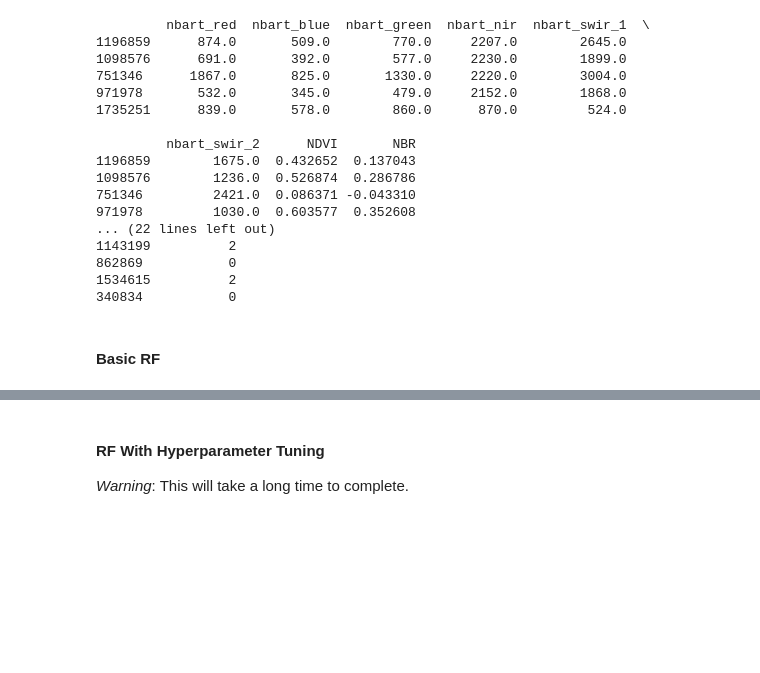
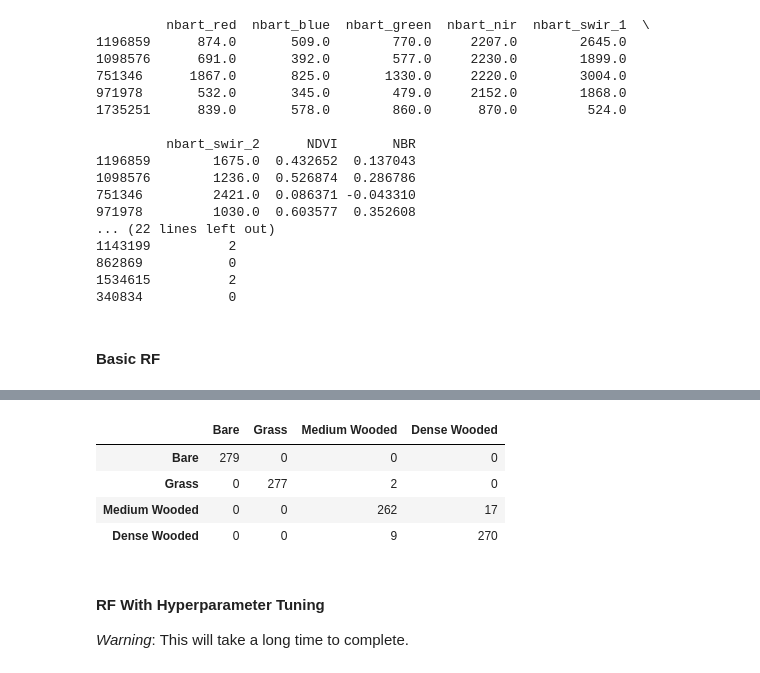
Before and after one commit to mjdear68/Traprock_KBA_Change_Detection, a Jupyter notebook: nbk/class_data_prep.ipynb, the cells around one changed output, grey strips where cells are left out. Cells and saved outputs as stored; diff of their text form; code cells hidden in the pictures; blank space fills up the shorter version.

```diff
--- a/nbk/class_data_prep.ipynb
+++ b/nbk/class_data_prep.ipynb
@@ -307,8 +307,8 @@ def make_class_var(ds, class_bins, var, newvar):
 # Use the minimum of the nth class as the upper bound of the (n-1)th class
 # No upper bound required for the nth class (it is np.inf)
 NDVI_class_bins = [
-    [-np.inf, 0.195, 0.45, 0.63, np.inf],
-    [-np.inf, 0.195, 0.375, 0.585, np.inf]
+    [-np.inf, 0.195, 0.475, 0.63, np.inf],
+    [-np.inf, 0.195, 0.4, 0.6, np.inf]
 ]
 # %% [markdown]
 #### Accuracy assessment
@@ -590,7 +590,9 @@ rf_vars
 X = [gdf[rf_vars] for gdf in gtp_equal]
 y = [gdf[y_var] for gdf in gtp_equal]
 # %%
-gtp_tt = [train_test_split(X[i], y[i], test_size=0.2, random_state=random_state) for i in [0,1]]
+# Need to use `stratify` to get the same number of samples in each class
+# https://stackoverflow.com/a/29477256/8299958
+gtp_tt = [train_test_split(X[i], y[i], test_size=0.2, stratify=y[i], random_state=random_state) for i in [0,1]]
 # %%
 pd.DataFrame([[int(len(gtp_tt[i][0])/len(cl_labels)),int(len(gtp_tt[i][1])/len(cl_labels))] for i in [0,1]],
             columns=['Train', 'Test'],
@@ -708,3 +703,11 @@ Wall time: 2.79 s
+# %%
+cm[1]
+# %% [output]
+|  | Bare | Grass | Medium Wooded | Dense Wooded |
+| Bare | 279 | 0 | 0 | 0 |
+| Grass | 0 | 277 | 2 | 0 |
+| Medium Wooded | 0 | 0 | 262 | 17 |
+| Dense Wooded | 0 | 0 | 9 | 270 |
 # %% [markdown]
 #### RF With Hyperparameter Tuning
 *Warning*: This will take a long time to complete.
```
Also changed, not shown: parts of 9 cells of this notebook, 2 other files.
